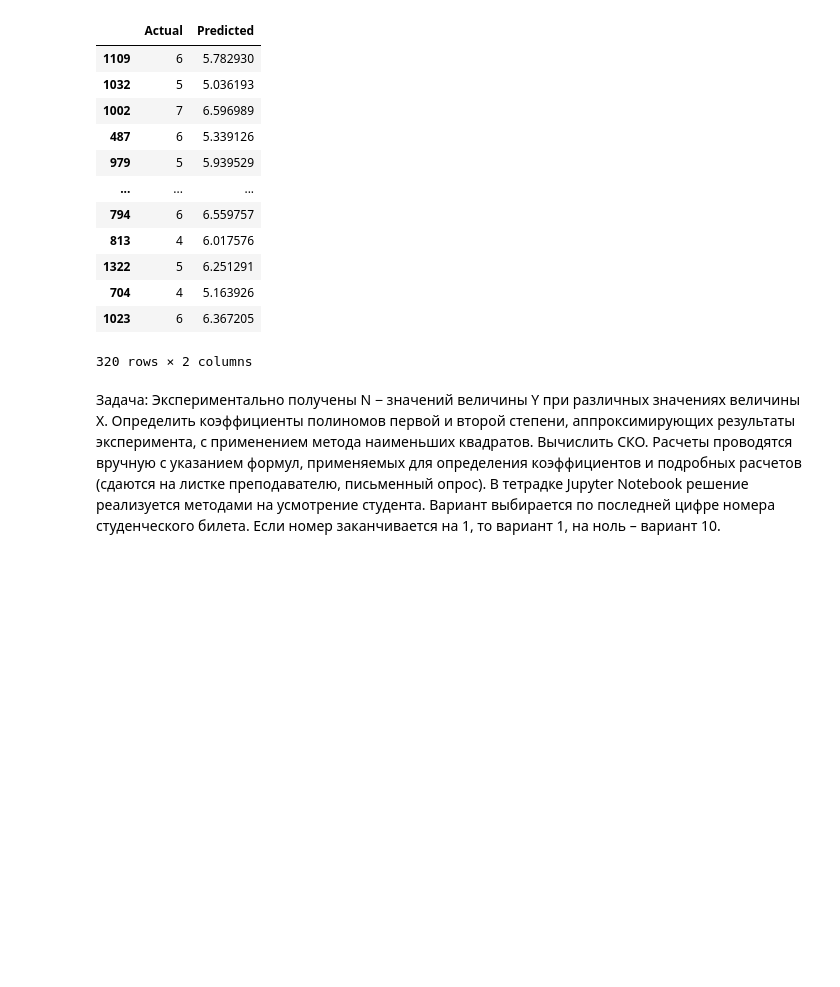
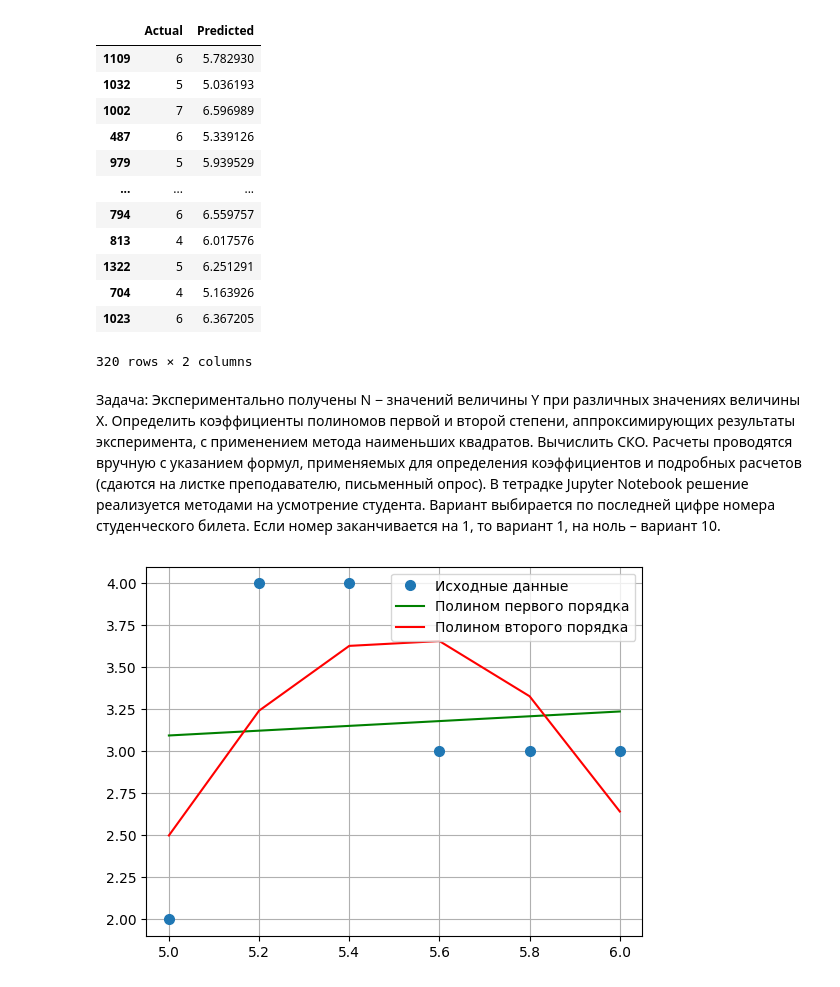
Before and after one commit to VolanD111/Main_Repository, a Jupyter notebook: Python/AI-sem2/WorkBook_4.ipynb, the cells around one changed output. Cells and saved outputs as stored; diff of their text form; code cells hidden in the pictures; blank space fills up the shorter version.

```diff
--- a/Python/AI-sem2/WorkBook_4.ipynb
+++ b/Python/AI-sem2/WorkBook_4.ipynb
@@ -156,3 +156,24 @@ Mean Squared Error: 0.3844711978201246
 Задача: Экспериментально получены N − значений величины Y при различных значениях величины X. Определить коэффициенты полиномов первой и второй степени, аппроксимирующих результаты эксперимента, с применением метода наименьших квадратов. Вычислить СКО. Расчеты проводятся вручную с указанием формул, применяемых для определения коэффициентов и подробных расчетов (сдаются на листке преподавателю, письменный опрос). В тетрадке Jupyter Notebook решение реализуется методами на усмотрение студента.
 Вариант выбирается по последней цифре номера студенческого билета.
 Если номер заканчивается на 1, то вариант 1, на ноль – вариант 10.
+# %%
+import numpy as np
+import matplotlib.pyplot as plt
+
+x = np.array([5.0, 5.2, 5.4, 5.6, 5.8, 6.0])
+y = np.array([2.0, 4.0, 4.0, 3.0, 3.0, 3.0])
+
+A = np.vstack([x, np.ones(len(x))]).T
+m_first, c = np.linalg.lstsq(A, y, rcond=None)[0]
+
+m = np.vstack([x**2, x, np.ones(len(x))]).T
+s = np.linalg.lstsq(m, y, rcond=None)[0]
+
+plt.plot(x, y, 'o', label='Исходные данные', markersize=7)
+plt.plot(x, m_first*x + c, 'r', label='Полином первого порядка', color="green")
+plt.plot(x, s[0]*x**2 + s[1]*x + s[2], label="Полином второго порядка", color="red")
+plt.grid()
+plt.legend()
+plt.show()
+# %% [output]
+[figure, added]
```
